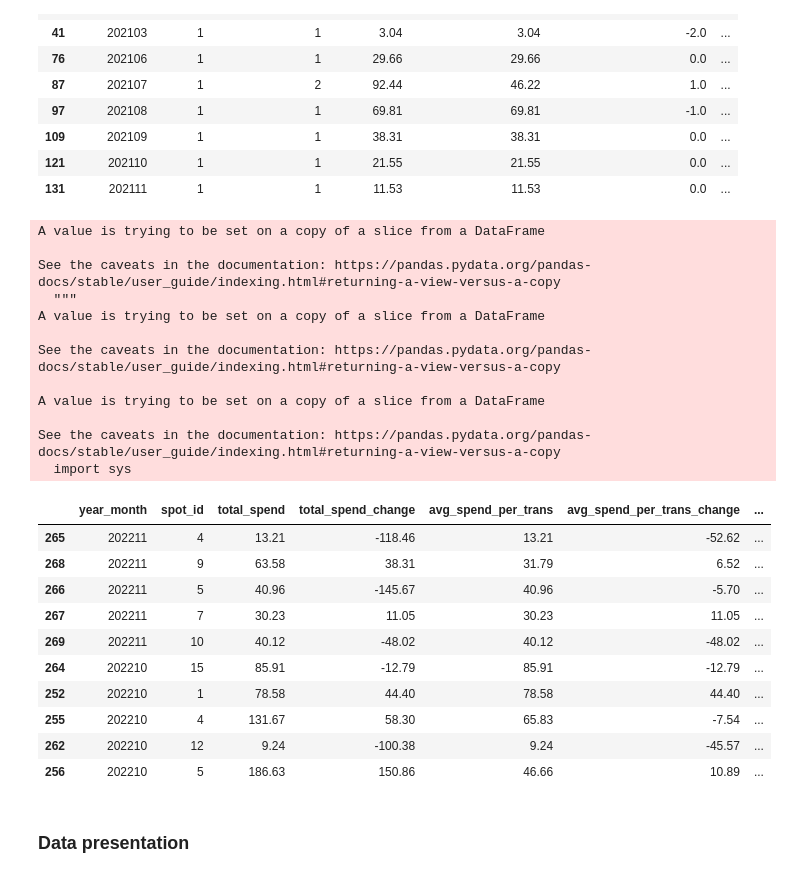
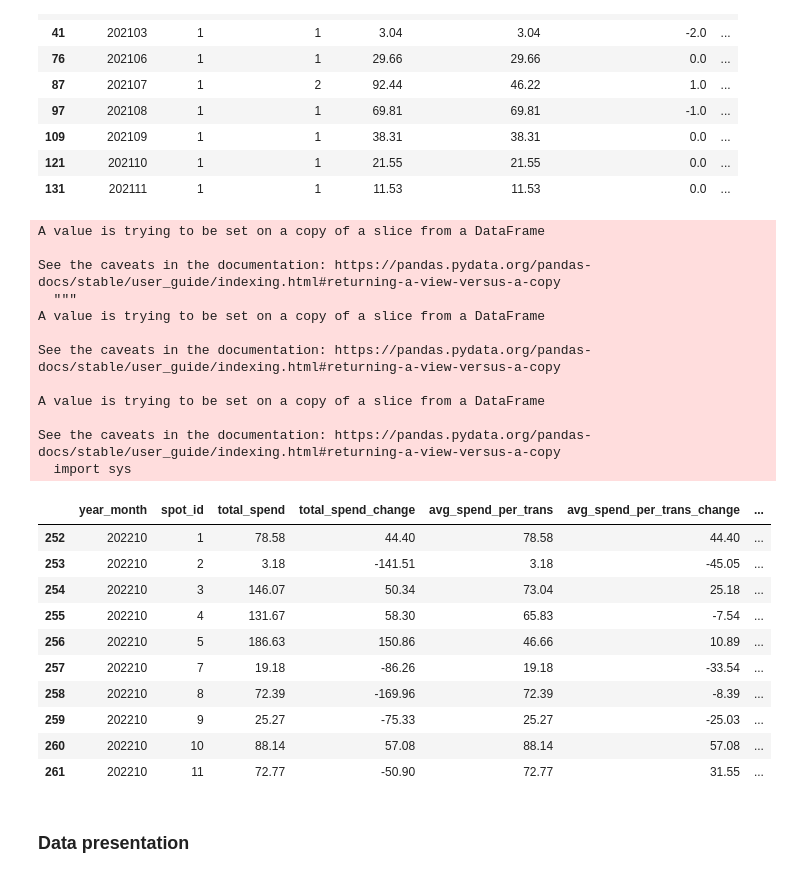
Before and after one commit to jcferrara/anonymous-challenge, a Jupyter notebook: Anonymous Challenge.ipynb, the cells around one changed output. Cells and saved outputs as stored; diff of their text form; code cells hidden in the pictures.

```diff
--- a/Anonymous Challenge.ipynb
+++ b/Anonymous Challenge.ipynb
@@ -177,3 +199,5 @@ data.head(10)
+# %%
+data = data[data['year_month'] != "202211"]
 # %% [markdown]
 ### Data analysis
 # %% [markdown]
@@ -285,41 +309,41 @@ spot_data.head(10)
 # %%
 # Identify areas of overlap when the previous record represents a different spot_id
 mask = spot_data['spot_id'] != spot_data['spot_id'].shift(1)
 
 # For records that match the above criteria, replace data point with a NaN
 spot_data['num_transactions_change'][mask] = np.nan
 spot_data['total_spend_change'][mask] = np.nan
 spot_data['avg_spend_per_trans_change'][mask] = np.nan
 
 # Clean up dataset by reorganizing columns
 spot_data = spot_data[['year_month', 'spot_id', 'total_spend', 'total_spend_change', 'avg_spend_per_trans', 'avg_spend_per_trans_change', 'num_transactions', 'num_transactions_change']]
-spot_data = spot_data.sort_values(by='year_month', ascending=False)
+spot_data = spot_data.sort_values(by=['year_month', 'spot_id'], ascending=(False, True))
 
 spot_data.head(10)
 # %% [output]
 A value is trying to be set on a copy of a slice from a DataFrame
 
 See the caveats in the documentation: https://pandas.pydata.org/pandas-docs/stable/user_guide/indexing.html#returning-a-view-versus-a-copy
   """
 A value is trying to be set on a copy of a slice from a DataFrame
 
 See the caveats in the documentation: https://pandas.pydata.org/pandas-docs/stable/user_guide/indexing.html#returning-a-view-versus-a-copy
 
 A value is trying to be set on a copy of a slice from a DataFrame
 
 See the caveats in the documentation: https://pandas.pydata.org/pandas-docs/stable/user_guide/indexing.html#returning-a-view-versus-a-copy
   import sys
 |  | year_month | spot_id | total_spend | total_spend_change | avg_spend_per_trans | avg_spend_per_trans_change | ... |
-| 265 | 202211 | 4 | 13.21 | -118.46 | 13.21 | -52.62 | ... |
-| 268 | 202211 | 9 | 63.58 | 38.31 | 31.79 | 6.52 | ... |
-| 266 | 202211 | 5 | 40.96 | -145.67 | 40.96 | -5.70 | ... |
-| 267 | 202211 | 7 | 30.23 | 11.05 | 30.23 | 11.05 | ... |
-| 269 | 202211 | 10 | 40.12 | -48.02 | 40.12 | -48.02 | ... |
-| 264 | 202210 | 15 | 85.91 | -12.79 | 85.91 | -12.79 | ... |
 | 252 | 202210 | 1 | 78.58 | 44.40 | 78.58 | 44.40 | ... |
+| 253 | 202210 | 2 | 3.18 | -141.51 | 3.18 | -45.05 | ... |
+| 254 | 202210 | 3 | 146.07 | 50.34 | 73.04 | 25.18 | ... |
 | 255 | 202210 | 4 | 131.67 | 58.30 | 65.83 | -7.54 | ... |
-| 262 | 202210 | 12 | 9.24 | -100.38 | 9.24 | -45.57 | ... |
 | 256 | 202210 | 5 | 186.63 | 150.86 | 46.66 | 10.89 | ... |
+| 257 | 202210 | 7 | 19.18 | -86.26 | 19.18 | -33.54 | ... |
+| 258 | 202210 | 8 | 72.39 | -169.96 | 72.39 | -8.39 | ... |
+| 259 | 202210 | 9 | 25.27 | -75.33 | 25.27 | -25.03 | ... |
+| 260 | 202210 | 10 | 88.14 | 57.08 | 88.14 | 57.08 | ... |
+| 261 | 202210 | 11 | 72.77 | -50.90 | 72.77 | 31.55 | ... |
 # %% [markdown]
 ### Data presentation
 # %% [markdown]
```
Also changed, not shown: parts of 2 cells of this notebook, 3 other files.
